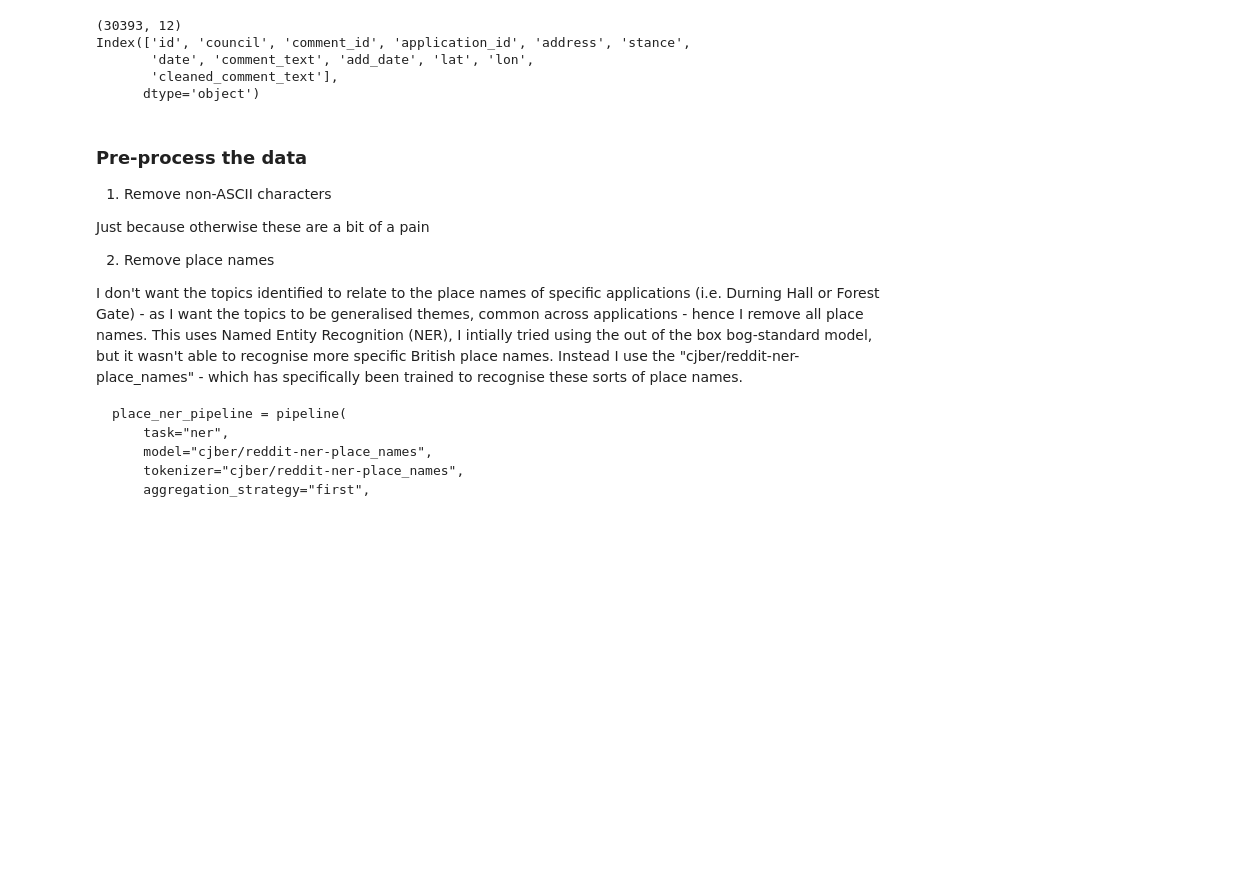
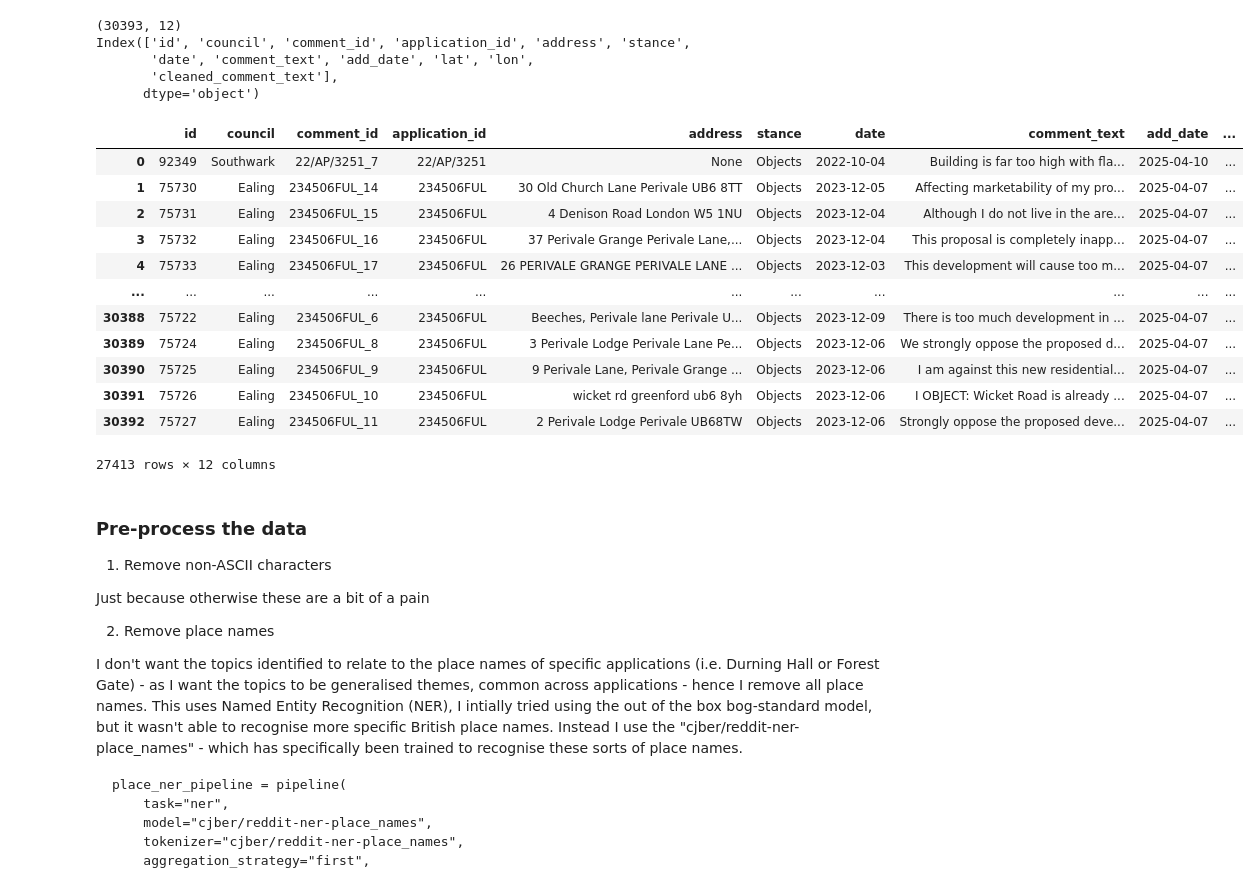
Before and after one commit to Bea-Taylor/nimby_nlp, a Jupyter notebook: nbs/1_0_7_topic_modelling_end_to_end.ipynb, the cells around one changed output. Drawn from its saved outputs; the diff is of its cells as text; code cells hidden in the pictures; blank space fills up the shorter version.

```diff
--- a/nbs/1_0_7_topic_modelling_end_to_end.ipynb
+++ b/nbs/1_0_7_topic_modelling_end_to_end.ipynb
@@ -38,6 +38,22 @@ Index(['id', 'council', 'comment_id', 'application_id', 'address', 'stance',
        'date', 'comment_text', 'add_date', 'lat', 'lon',
        'cleaned_comment_text'],
       dtype='object')
+# %%
+df[df['stance']=='Objects']
+# %% [output]
+|  | id | council | comment_id | application_id | address | stance | date | comment_text | add_date | ... |
+| 0 | 92349 | Southwark | 22/AP/3251_7 | 22/AP/3251 | None | Objects | 2022-10-04 | Building is far too high with fla... | 2025-04-10 | ... |
+| 1 | 75730 | Ealing | 234506FUL_14 | 234506FUL | 30 Old Church Lane Perivale UB6 8TT | Objects | 2023-12-05 | Affecting marketability of my pro... | 2025-04-07 | ... |
+| 2 | 75731 | Ealing | 234506FUL_15 | 234506FUL | 4 Denison Road London W5 1NU | Objects | 2023-12-04 | Although I do not live in the are... | 2025-04-07 | ... |
+| 3 | 75732 | Ealing | 234506FUL_16 | 234506FUL | 37 Perivale Grange Perivale Lane,... | Objects | 2023-12-04 | This proposal is completely inapp... | 2025-04-07 | ... |
+| 4 | 75733 | Ealing | 234506FUL_17 | 234506FUL | 26 PERIVALE GRANGE PERIVALE LANE ... | Objects | 2023-12-03 | This development will cause too m... | 2025-04-07 | ... |
+| ... | ... | ... | ... | ... | ... | ... | ... | ... | ... | ... |
+| 30388 | 75722 | Ealing | 234506FUL_6 | 234506FUL | Beeches, Perivale lane Perivale U... | Objects | 2023-12-09 | There is too much development in ... | 2025-04-07 | ... |
+| 30389 | 75724 | Ealing | 234506FUL_8 | 234506FUL | 3 Perivale Lodge Perivale Lane Pe... | Objects | 2023-12-06 | We strongly oppose the proposed d... | 2025-04-07 | ... |
+| 30390 | 75725 | Ealing | 234506FUL_9 | 234506FUL | 9 Perivale Lane, Perivale Grange ... | Objects | 2023-12-06 | I am against this new residential... | 2025-04-07 | ... |
+| 30391 | 75726 | Ealing | 234506FUL_10 | 234506FUL | wicket rd greenford ub6 8yh | Objects | 2023-12-06 | I OBJECT: Wicket Road is already ... | 2025-04-07 | ... |
+| 30392 | 75727 | Ealing | 234506FUL_11 | 234506FUL | 2 Perivale Lodge Perivale UB68TW | Objects | 2023-12-06 | Strongly oppose the proposed deve... | 2025-04-07 | ... |
+27413 rows × 12 columns
 # %%
 # Read the model from HuggingFace - note need to have already set up an access token
 model = SentenceTransformer("Bea-Taylor/objection_fine_tuned_4")
```
Also changed, not shown: 3 other files.
